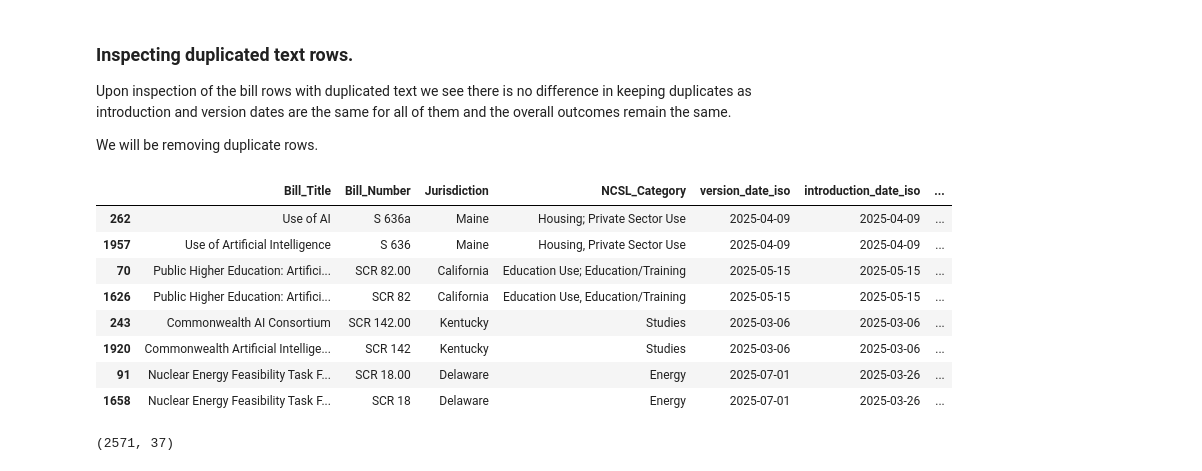
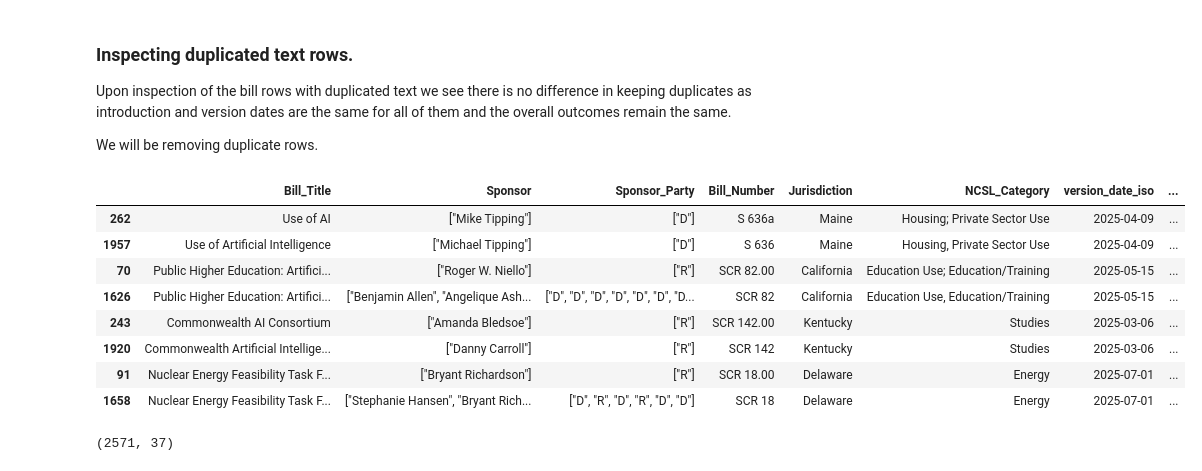
Before and after one commit to dhMontes/siads696-state-of-ai, a Jupyter notebook: notebooks/02_data_split_exploration.ipynb, the cells around one changed output. Saved outputs shown, nothing was run; the diff lists cells and outputs as text; code cells hidden in the pictures.

```diff
--- a/notebooks/02_data_split_exploration.ipynb
+++ b/notebooks/02_data_split_exploration.ipynb
@@ -16,31 +16,33 @@ We will be removing duplicate rows.
 # %%
 duplicate_records = common.loc[
     common["Bill_Text_clean"].duplicated(keep=False),
 ].sort_values("Bill_Text_clean")
 
 # Compare imortant columns for duplicate records
 columns_to_show = [
     "Bill_Title",
+    "Sponsor",
+    "Sponsor_Party",
     "Bill_Number",
     "Jurisdiction",
     "NCSL_Category",
     "version_date_iso",
     "introduction_date_iso",
     "Bill_Status_Grouped",
     "Bill_Status"
 ]
 
 display(duplicate_records[columns_to_show])
 # %% [output]
-|  | Bill_Title | Bill_Number | Jurisdiction | NCSL_Category | version_date_iso | introduction_date_iso | ... |
-| 262 | Use of AI | S 636a | Maine | Housing; Private Sector Use | 2025-04-09 | 2025-04-09 | ... |
-| 1957 | Use of Artificial Intelligence | S 636 | Maine | Housing, Private Sector Use | 2025-04-09 | 2025-04-09 | ... |
-| 70 | Public Higher Education: Artifici... | SCR 82.00 | California | Education Use; Education/Training | 2025-05-15 | 2025-05-15 | ... |
-| 1626 | Public Higher Education: Artifici... | SCR 82 | California | Education Use, Education/Training | 2025-05-15 | 2025-05-15 | ... |
-| 243 | Commonwealth AI Consortium | SCR 142.00 | Kentucky | Studies | 2025-03-06 | 2025-03-06 | ... |
-| 1920 | Commonwealth Artificial Intellige... | SCR 142 | Kentucky | Studies | 2025-03-06 | 2025-03-06 | ... |
-| 91 | Nuclear Energy Feasibility Task F... | SCR 18.00 | Delaware | Energy | 2025-07-01 | 2025-03-26 | ... |
-| 1658 | Nuclear Energy Feasibility Task F... | SCR 18 | Delaware | Energy | 2025-07-01 | 2025-03-26 | ... |
+|  | Bill_Title | Sponsor | Sponsor_Party | Bill_Number | Jurisdiction | NCSL_Category | version_date_iso | ... |
+| 262 | Use of AI | ["Mike Tipping"] | ["D"] | S 636a | Maine | Housing; Private Sector Use | 2025-04-09 | ... |
+| 1957 | Use of Artificial Intelligence | ["Michael Tipping"] | ["D"] | S 636 | Maine | Housing, Private Sector Use | 2025-04-09 | ... |
+| 70 | Public Higher Education: Artifici... | ["Roger W. Niello"] | ["R"] | SCR 82.00 | California | Education Use; Education/Training | 2025-05-15 | ... |
+| 1626 | Public Higher Education: Artifici... | ["Benjamin Allen", "Angelique Ash... | ["D", "D", "D", "D", "D", "D", "D... | SCR 82 | California | Education Use, Education/Training | 2025-05-15 | ... |
+| 243 | Commonwealth AI Consortium | ["Amanda Bledsoe"] | ["R"] | SCR 142.00 | Kentucky | Studies | 2025-03-06 | ... |
+| 1920 | Commonwealth Artificial Intellige... | ["Danny Carroll"] | ["R"] | SCR 142 | Kentucky | Studies | 2025-03-06 | ... |
+| 91 | Nuclear Energy Feasibility Task F... | ["Bryant Richardson"] | ["R"] | SCR 18.00 | Delaware | Energy | 2025-07-01 | ... |
+| 1658 | Nuclear Energy Feasibility Task F... | ["Stephanie Hansen", "Bryant Rich... | ["D", "R", "D", "R", "D", "D"] | SCR 18 | Delaware | Energy | 2025-07-01 | ... |
 # %%
 common.shape
 # %% [output]
```
Also changed, not shown: parts of 3 cells of this notebook, 8 other files.
